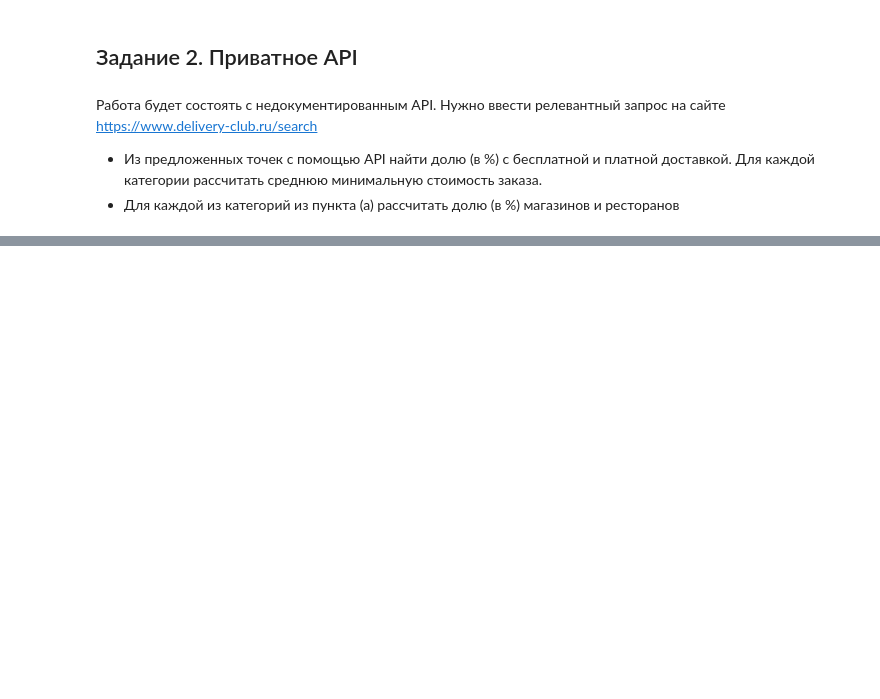
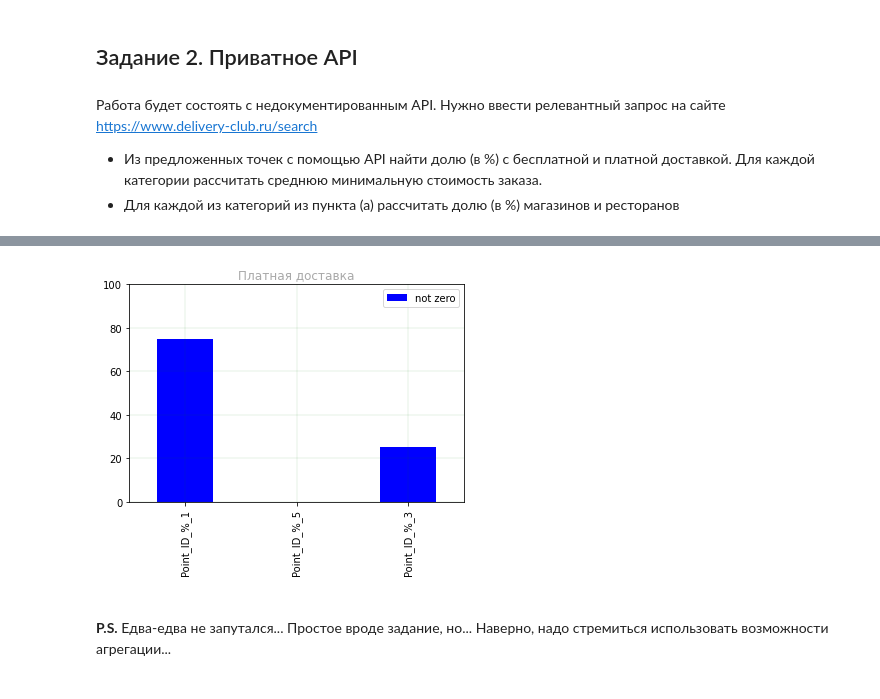
Before and after one commit to Pomidoroff-Tomatoff/gbds-02-01-Data_Get_Internet, a Jupyter notebook: lesson-01/01_hw_API.ipynb, the cells around one changed output, grey strips where cells are left out. Saved outputs shown, nothing was run; the diff lists cells and outputs as text; code cells hidden in the pictures; blank space fills up the shorter version.

```diff
--- a/lesson-01/01_hw_API.ipynb
+++ b/lesson-01/01_hw_API.ipynb
@@ -139,0 +291,18 @@ repo-github
+# %%
+x_notz = delivery.loc['DeliveryPrice-notZ', [str('Point_ID_%_' + str(categoryID)) for categoryID in categoryIDs]]
+
+x_notz.plot(kind='bar', color='blue', alpha=1.0, label='not zero')
+plt.title('Платная доставка', color='darkgray')
+plt.ylim(0, 100)
+plt.grid(color='g', linestyle='-', linewidth=0.1)
+plt.legend()
+plt.show()
+# %% [output]
+[figure, added]
+# %% [markdown]
+<!--  -->
+# %% [markdown]
+__P.S.__
+Едва-едва не запутался... Простое вроде задание, но... Наверно, надо стремиться использовать возможности агрегации...
+# %% [markdown]
+<!--  -->
```
Also changed, not shown: parts of 27 cells of this notebook, 2 other files.
